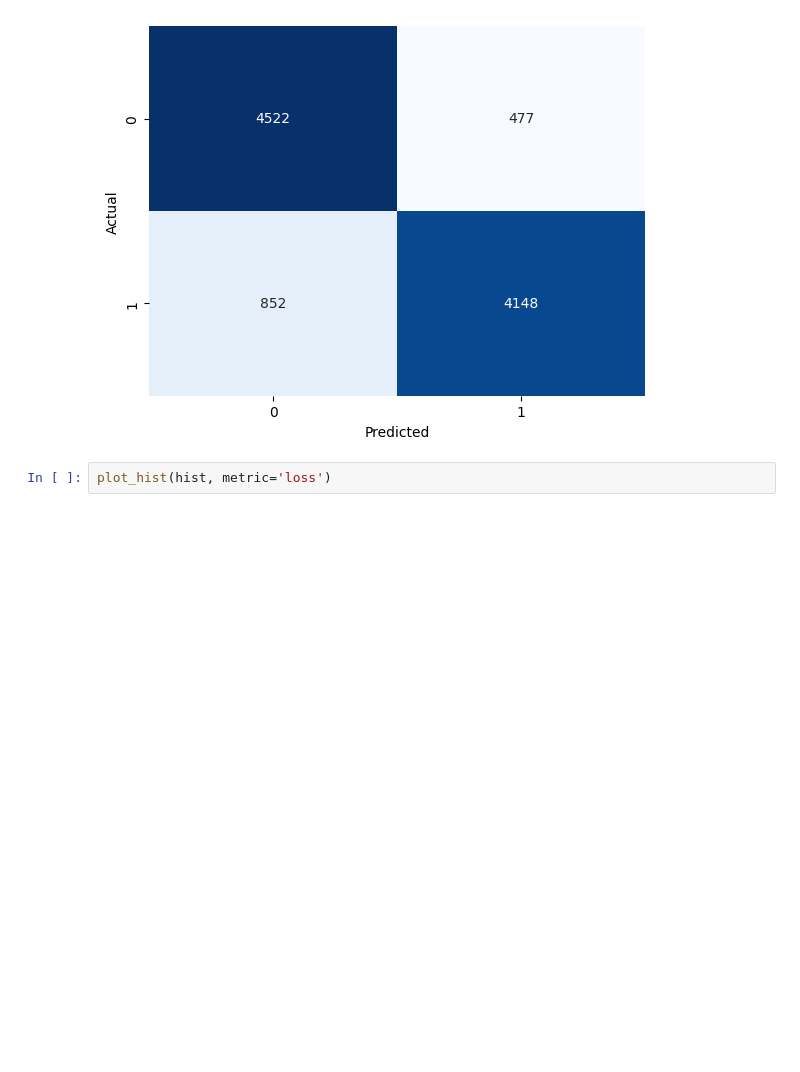
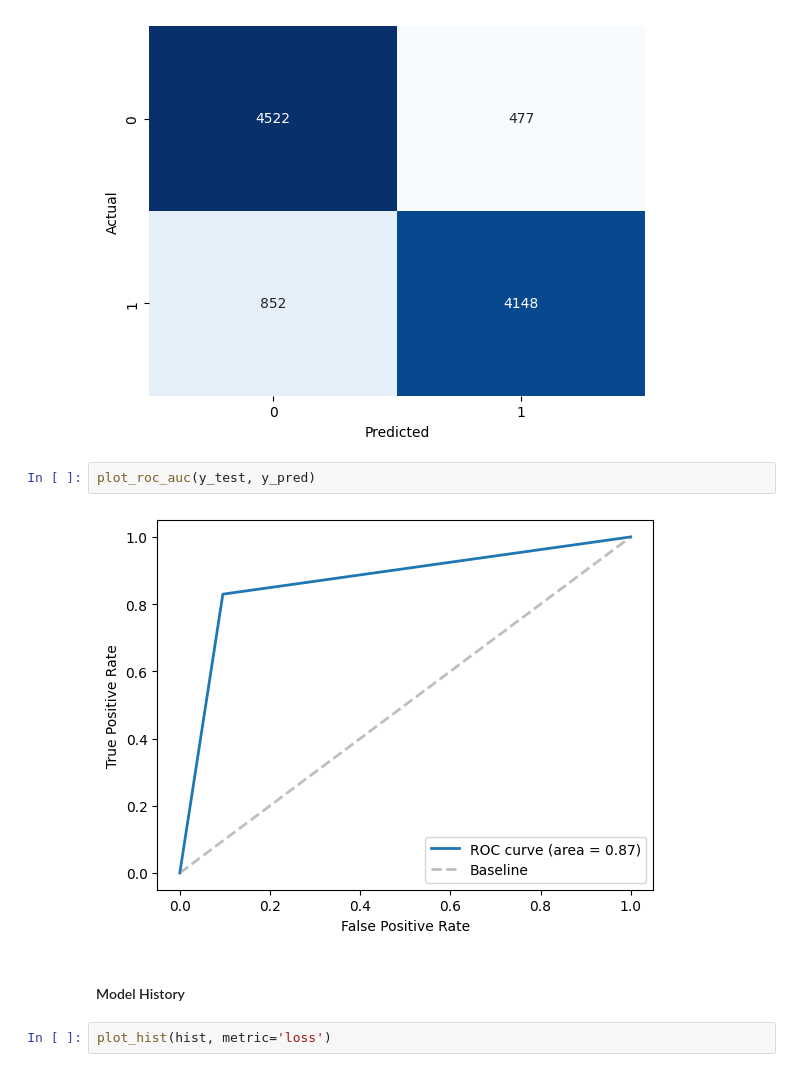
Before and after one commit to RileyLeo/IMDB-Movie-Reviews-Sentimental-Analysis, a Jupyter notebook: notebook.ipynb, the cells around one changed output. Drawn from its saved outputs; the diff is of its cells as text; blank space fills up the shorter version.

```diff
--- a/notebook.ipynb
+++ b/notebook.ipynb
@@ -1268,6 +1272,12 @@ weighted avg       0.87      0.87      0.87      9999
 plot_confusion_matrix(y_test, y_pred)
 # %% [output]
 [figure]
+# %%
+plot_roc_auc(y_test, y_pred)
+# %% [output]
+[figure, added]
+# %% [markdown]
+#### Model History
 # %%
 plot_hist(hist, metric='loss')
 # %% [output]
```
Also changed, not shown: parts of 7 cells of this notebook.
